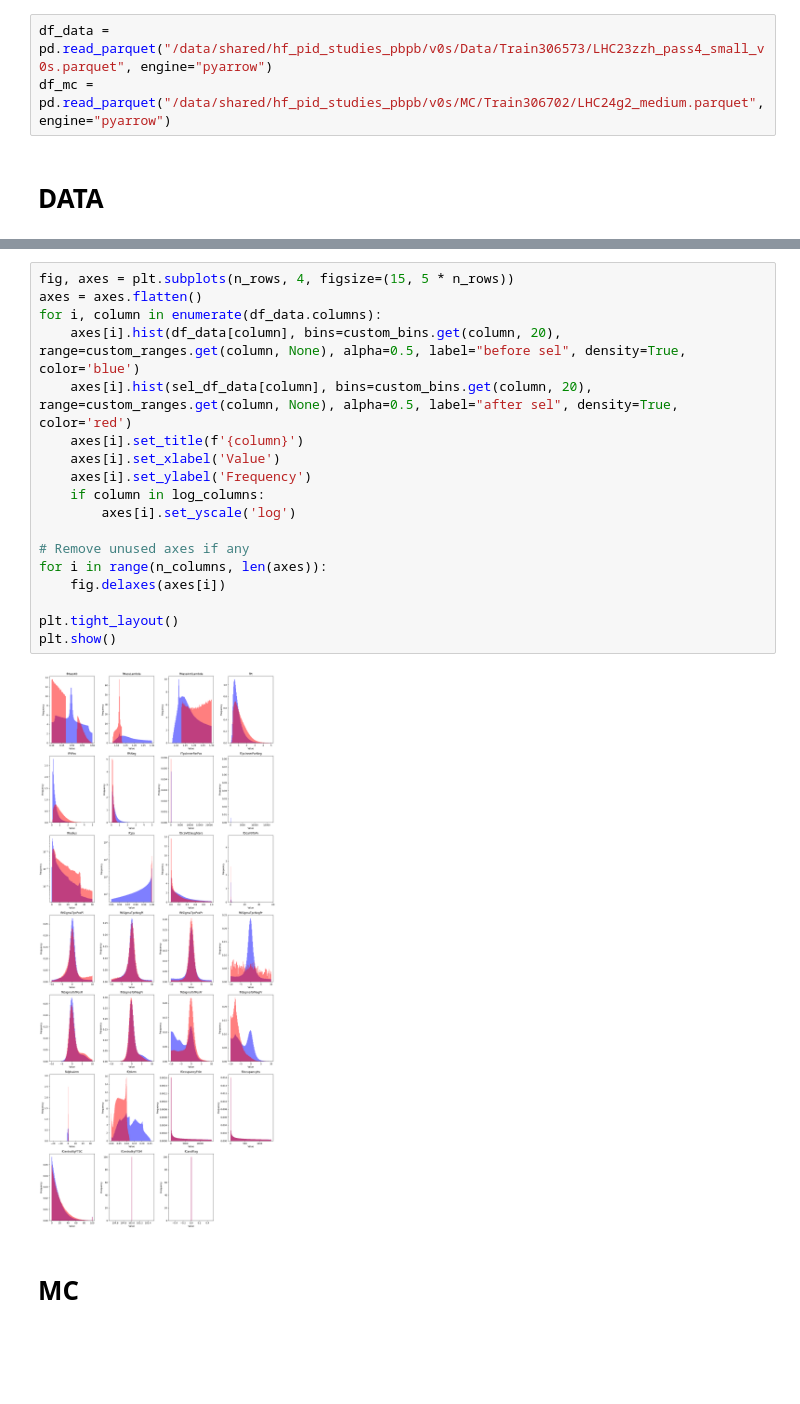
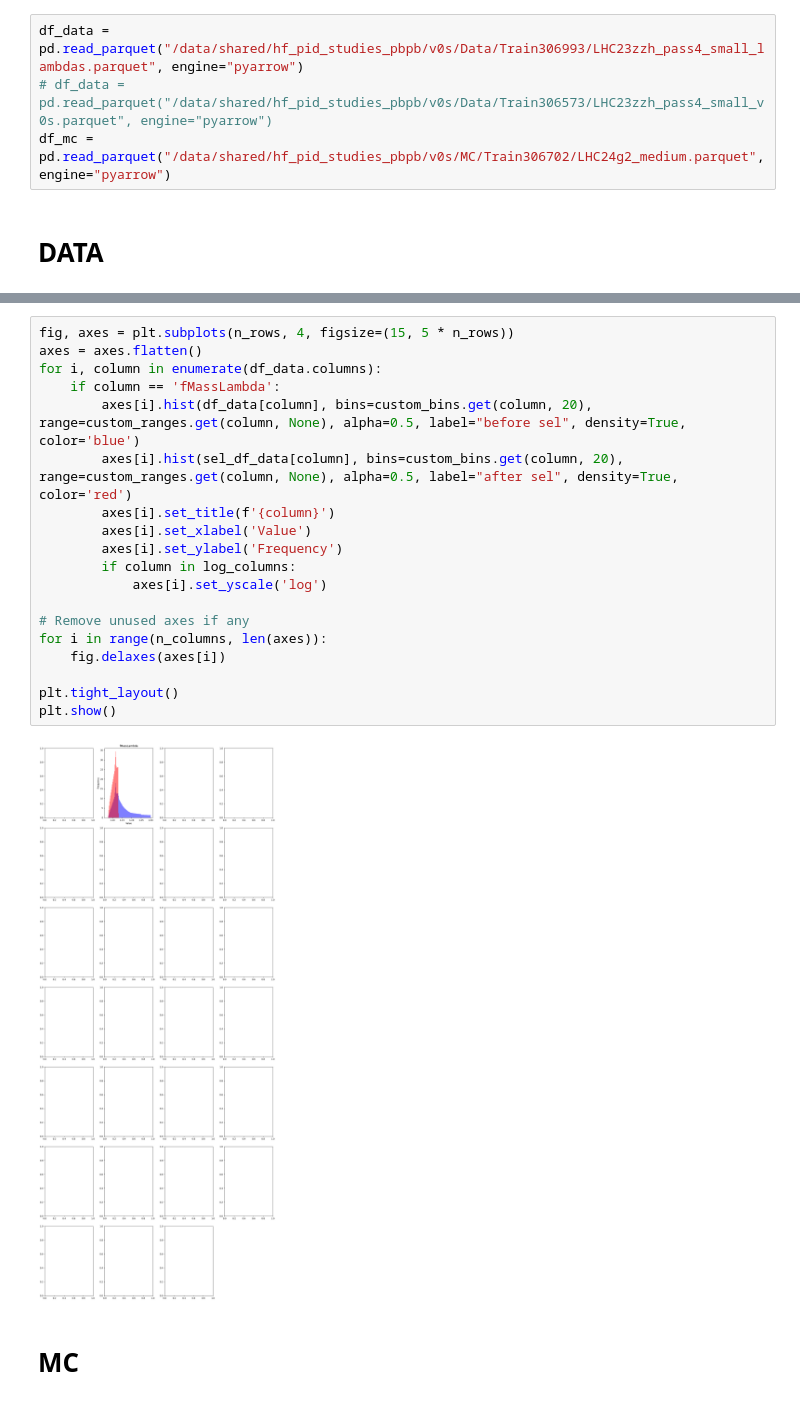
Before and after one commit to TorinoHF/hf_pid_studies, a Jupyter notebook: analysis/selpbpb/selections_lambdas.ipynb, the cells around one changed output, grey strips where cells are left out. Saved outputs shown, nothing was run; the diff lists cells and outputs as text; blank space fills up the shorter version.

```diff
--- a/analysis/selpbpb/selections_lambdas.ipynb
+++ b/analysis/selpbpb/selections_lambdas.ipynb
@@ -97,7 +97,8 @@ custom_bins = {
 n_columns = 27
 n_rows = (n_columns // 4) + (1 if n_columns % 4 else 0)
 # %%
-df_data = pd.read_parquet("/data/shared/hf_pid_studies_pbpb/v0s/Data/Train306573/LHC23zzh_pass4_small_v0s.parquet", engine="pyarrow")
+df_data = pd.read_parquet("/data/shared/hf_pid_studies_pbpb/v0s/Data/Train306993/LHC23zzh_pass4_small_lambdas.parquet", engine="pyarrow")
+# df_data = pd.read_parquet("/data/shared/hf_pid_studies_pbpb/v0s/Data/Train306573/LHC23zzh_pass4_small_v0s.parquet", engine="pyarrow")
 df_mc = pd.read_parquet("/data/shared/hf_pid_studies_pbpb/v0s/MC/Train306702/LHC24g2_medium.parquet", engine="pyarrow")
 # %% [markdown]
 # DATA
@@ -149,23 +152,24 @@ Dataframe columns: Index(['fMassK0', 'fMassLambda', 'fMassAntiLambda', 'fPt', 'f
 # %%
 fig, axes = plt.subplots(n_rows, 4, figsize=(15, 5 * n_rows))
 axes = axes.flatten()
 for i, column in enumerate(df_data.columns):
-    axes[i].hist(df_data[column], bins=custom_bins.get(column, 20), range=custom_ranges.get(column, None), alpha=0.5, label="before sel", density=True, color='blue')
-    axes[i].hist(sel_df_data[column], bins=custom_bins.get(column, 20), range=custom_ranges.get(column, None), alpha=0.5, label="after sel", density=True, color='red')
-    axes[i].set_title(f'{column}')
-    axes[i].set_xlabel('Value')
-    axes[i].set_ylabel('Frequency')
-    if column in log_columns:
-        axes[i].set_yscale('log')
+    if column == 'fMassLambda':
+        axes[i].hist(df_data[column], bins=custom_bins.get(column, 20), range=custom_ranges.get(column, None), alpha=0.5, label="before sel", density=True, color='blue')
+        axes[i].hist(sel_df_data[column], bins=custom_bins.get(column, 20), range=custom_ranges.get(column, None), alpha=0.5, label="after sel", density=True, color='red')
+        axes[i].set_title(f'{column}')
+        axes[i].set_xlabel('Value')
+        axes[i].set_ylabel('Frequency')
+        if column in log_columns:
+            axes[i].set_yscale('log')
 
 # Remove unused axes if any
 for i in range(n_columns, len(axes)):
     fig.delaxes(axes[i])
 
 plt.tight_layout()
 plt.show()
 # %% [output]
-[figure, old version]
+[figure, new version]
 # %% [markdown]
 # MC
 # %%
```
Also changed, not shown: parts of 5 cells of this notebook, 5 other files.
